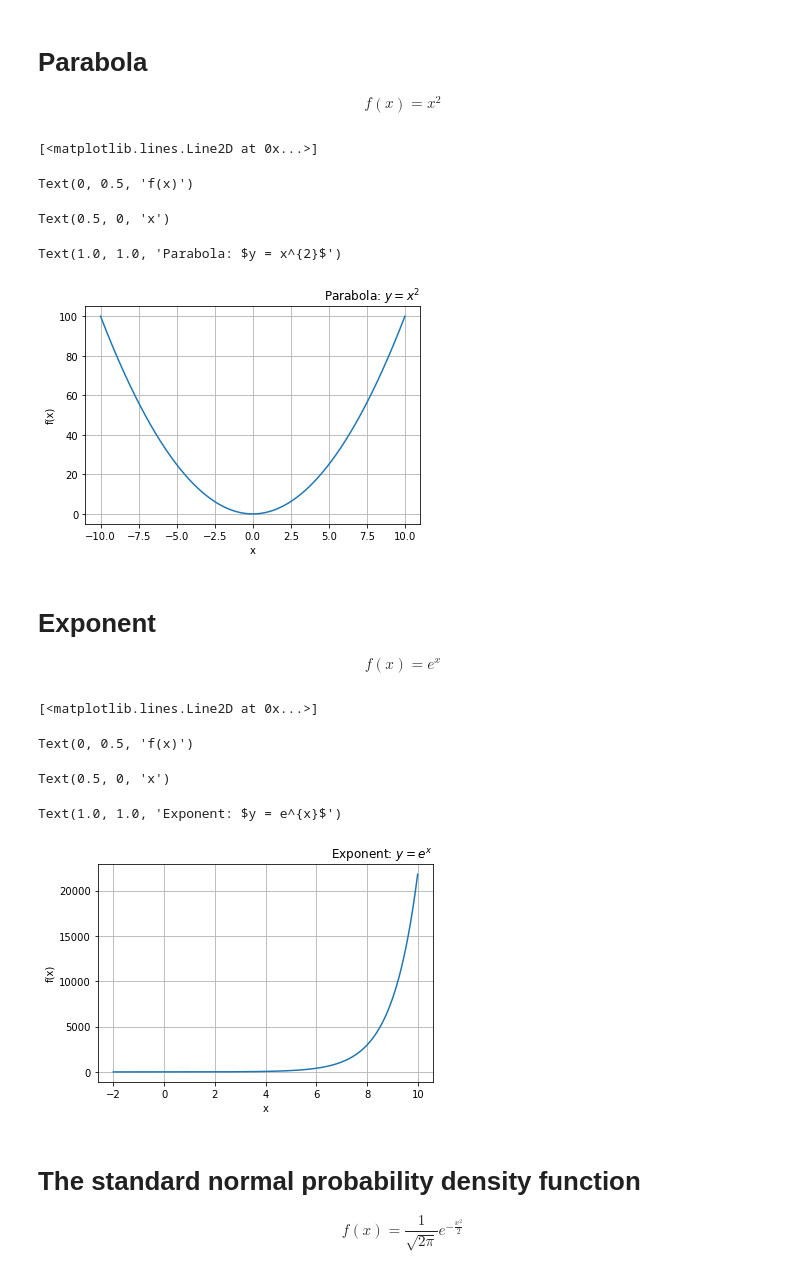
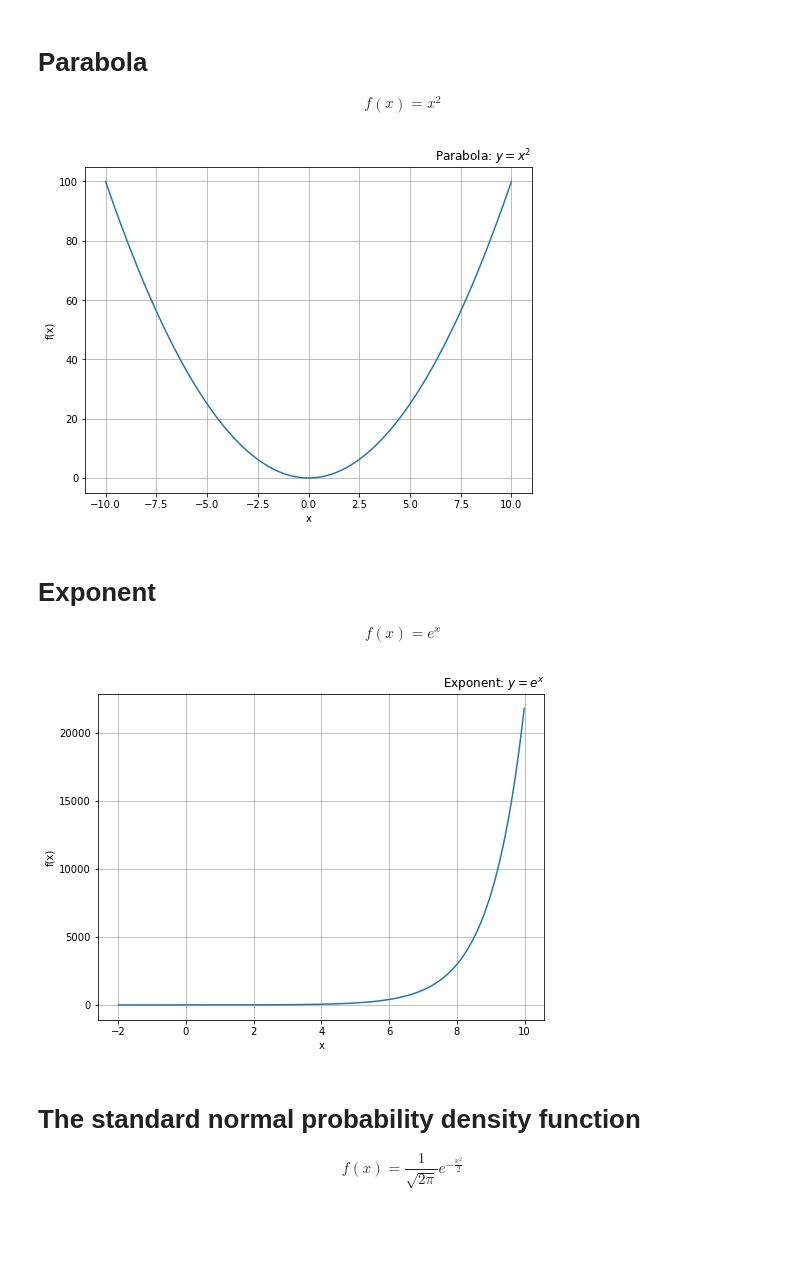
Before and after one commit to ekalachev/jupyter_charts, a Jupyter notebook: matplotlib.ipynb, the cells around one changed output. Cells and saved outputs as stored; diff of their text form; code cells hidden in the pictures; blank space fills up the shorter version.

Commit message:
matplotlib refactoring

```diff
--- a/matplotlib.ipynb
+++ b/matplotlib.ipynb
@@ -16,30 +14,24 @@ $$
 f(x) = x^2
 $$
 # %%
-%matplotlib inline
+# Set plot size
+fig = plt.figure(figsize=(8, 6))
 
-fig = plt.figure(figsize=(6, 4))
+plt.title('Parabola: $y = x^{2}$', loc='right')
+plt.ylabel('f(x)')
+plt.xlabel('x')
+
+plt.grid(True)
 
 # х - аргумент в нашей функции.
 # передадим начало и конец числового отрезка нашей функции и шаг аргумента:
 x = np.arange(-10, 10.01, 0.01)
 
 plt.plot(x, x**2)
 
-plt.ylabel('f(x)')
-plt.xlabel('x')
-
-plt.title('Parabola: $y = x^{2}$', loc='right')
-
-plt.grid(True)
-
 plt.show()
 # %% [output]
-[<matplotlib.lines.Line2D at 0x...>]
-Text(0, 0.5, 'f(x)')
-Text(0.5, 0, 'x')
-Text(1.0, 1.0, 'Parabola: $y = x^{2}$')
-[figure, old version]
+[figure, new version]
 # %% [markdown]
 # Exponent
 
@@ -47,28 +39,21 @@ $$
 f(x) = e^x
 $$
 # %%
-%matplotlib inline
-
-fig = plt.figure(figsize=(6, 4))
-
-x = np.arange(-2, 10, 0.01)
-
-plt.plot(x, np.e**x)
+# Set plot size
+fig = plt.figure(figsize=(8, 6))
 
 plt.ylabel('f(x)')
 plt.xlabel('x')
-
 plt.title('Exponent: $y = e^{x}$', loc='right')
 
 plt.grid(True)
 
+x = np.arange(-2, 10, 0.01)
+plt.plot(x, np.e**x)
+
 plt.show()
 # %% [output]
-[<matplotlib.lines.Line2D at 0x...>]
-Text(0, 0.5, 'f(x)')
-Text(0.5, 0, 'x')
-Text(1.0, 1.0, 'Exponent: $y = e^{x}$')
-[figure, old version]
+[figure, new version]
 # %% [markdown]
 # The standard normal probability density function
 
```
Also changed, not shown: parts of 6 cells of this notebook, 1 other file.
